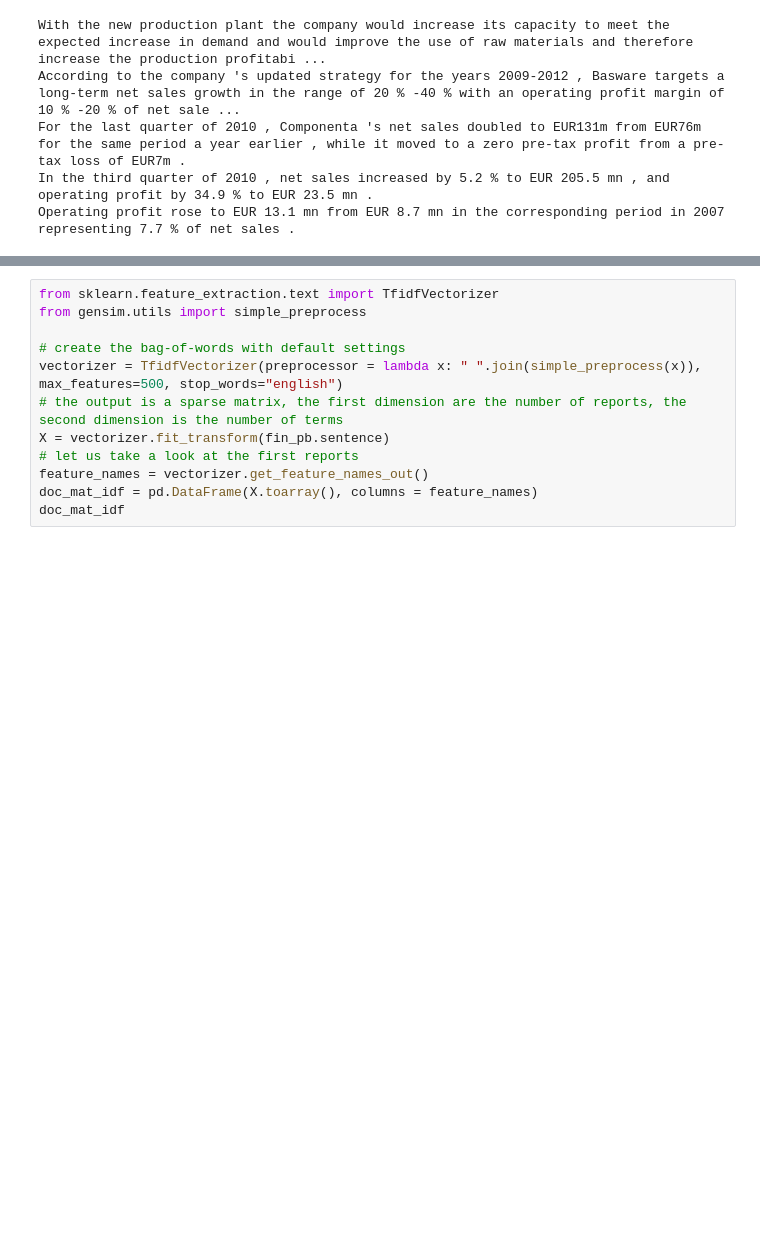
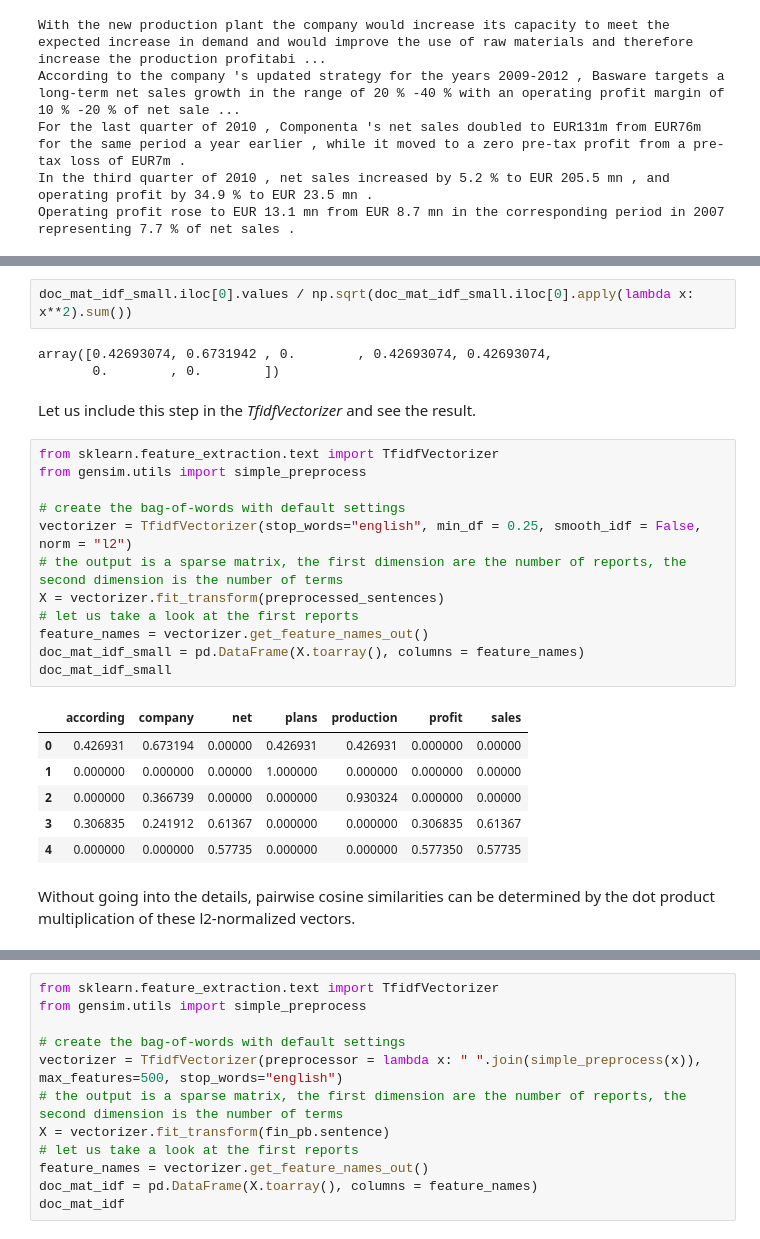
Before and after one commit to RalfKellner/dlta_coursebook, a Jupyter notebook: yt/02_word_frequencies.ipynb, the cells around one changed output, grey strips where cells are left out. Saved outputs shown, nothing was run; the diff lists cells and outputs as text; blank space fills up the shorter version.

```diff
--- a/yt/02_word_frequencies.ipynb
+++ b/yt/02_word_frequencies.ipynb
@@ -80,0 +186,28 @@ The cells below demonstrate how to use the CountVectorizer and the TfidfVectoriz
+# %%
+doc_mat_idf_small.iloc[0].values / np.sqrt(doc_mat_idf_small.iloc[0].apply(lambda x: x**2).sum())
+# %% [output]
+array([0.42693074, 0.6731942 , 0.        , 0.42693074, 0.42693074,
+       0.        , 0.        ])
+# %% [markdown]
+Let us include this step in the *TfidfVectorizer* and see the result.
+# %%
+from sklearn.feature_extraction.text import TfidfVectorizer
+from gensim.utils import simple_preprocess
+
+# create the bag-of-words with default settings
+vectorizer = TfidfVectorizer(stop_words="english", min_df = 0.25, smooth_idf = False, norm = "l2")
+# the output is a sparse matrix, the first dimension are the number of reports, the second dimension is the number of terms
+X = vectorizer.fit_transform(preprocessed_sentences)
+# let us take a look at the first reports
+feature_names = vectorizer.get_feature_names_out()
+doc_mat_idf_small = pd.DataFrame(X.toarray(), columns = feature_names)
+doc_mat_idf_small
+# %% [output]
+|  | according | company | net | plans | production | profit | sales |
+| 0 | 0.426931 | 0.673194 | 0.00000 | 0.426931 | 0.426931 | 0.000000 | 0.00000 |
+| 1 | 0.000000 | 0.000000 | 0.00000 | 1.000000 | 0.000000 | 0.000000 | 0.00000 |
+| 2 | 0.000000 | 0.366739 | 0.00000 | 0.000000 | 0.930324 | 0.000000 | 0.00000 |
+| 3 | 0.306835 | 0.241912 | 0.61367 | 0.000000 | 0.000000 | 0.306835 | 0.61367 |
+| 4 | 0.000000 | 0.000000 | 0.57735 | 0.000000 | 0.000000 | 0.577350 | 0.57735 |
+# %% [markdown]
+Without going into the details, pairwise cosine similarities can be determined by the dot product multiplication of these l2-normalized vectors.
```
Also changed, not shown: parts of 17 cells of this notebook.
